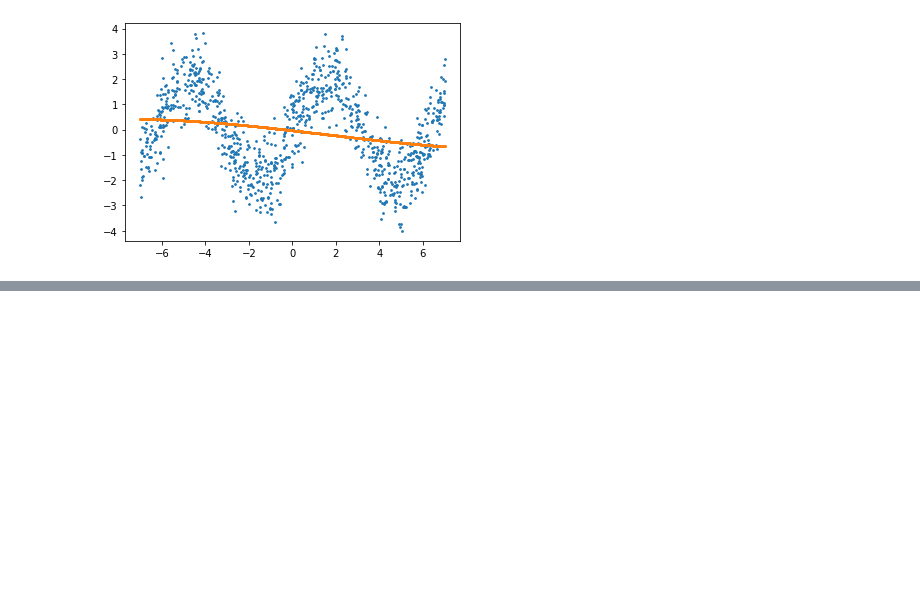
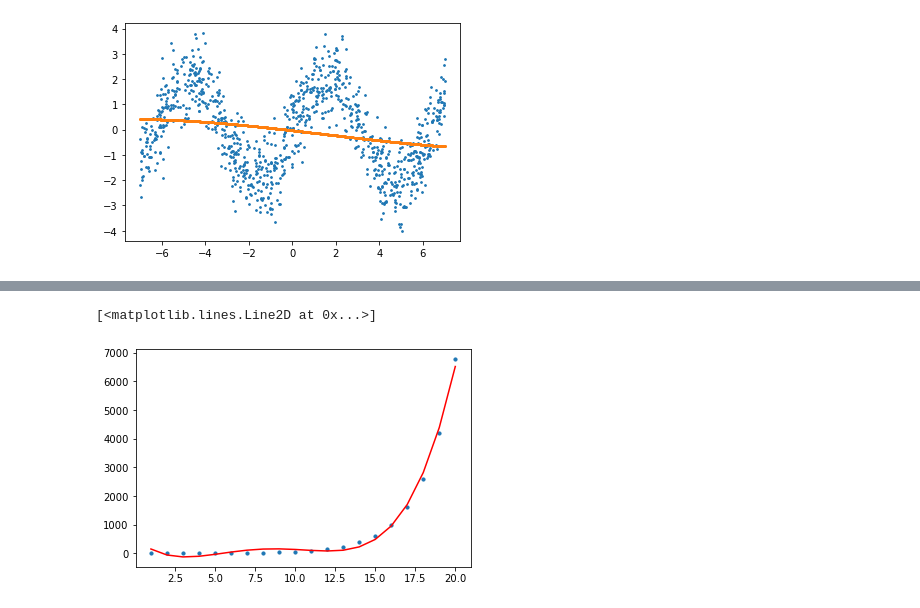
Before and after one commit to kadirberatyildirim/Data-Science, a Jupyter notebook: Regression/Regression - Case Studies.ipynb, the cells around one changed output, grey strips where cells are left out. Drawn from its saved outputs; the diff is of its cells as text; code cells hidden in the pictures; blank space fills up the shorter version.

```diff
--- a/Regression/Regression - Case Studies.ipynb
+++ b/Regression/Regression - Case Studies.ipynb
@@ -101,0 +115,10 @@ plt.scatter(X, g, s = 3)
+# %%
+r = regression(degree = 4)
+r.train(X, y)
+g = r.predict(X)
+
+plt.scatter(X, y, s = 10)
+plt.plot(X, g, 'r')
+# %% [output]
+[<matplotlib.lines.Line2D at 0x...>]
+[figure, added]
```
Also changed, not shown: parts of 2 cells of this notebook.
